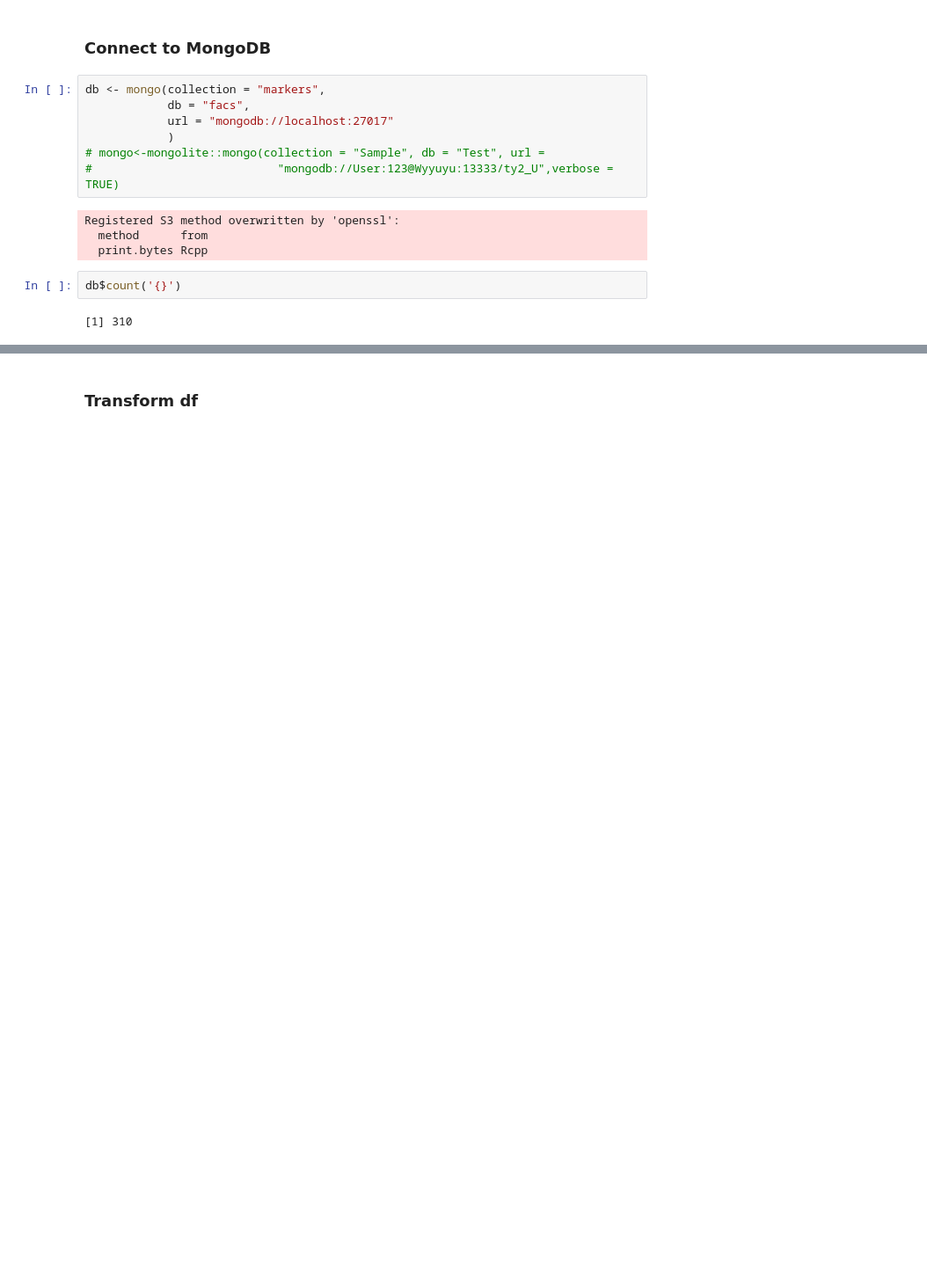
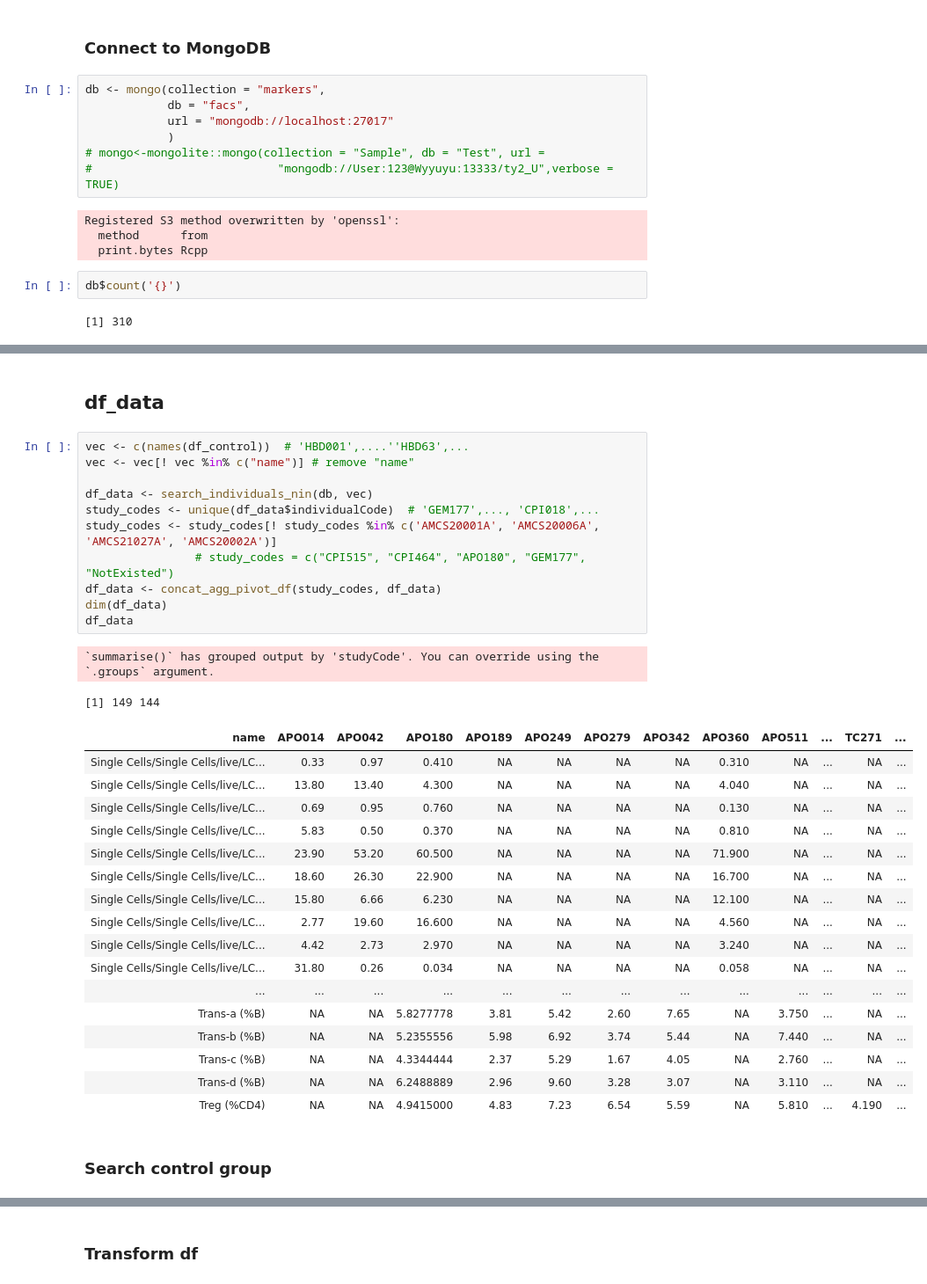
Before and after one commit to tuantla80/R-Shiny-Apps, a Jupyter notebook: R_Examples/mongolite.ipynb, the cells around one changed output, grey strips where cells are left out. Shown at 88% size. Drawn from its saved outputs; the diff is of its cells as text; blank space fills up the shorter version.

```diff
--- a/R_Examples/mongolite.ipynb
+++ b/R_Examples/mongolite.ipynb
@@ -42,0 +143,35 @@ vec <- mapply(vec, )
+# %% [markdown]
+## df_data
+# %%
+vec <- c(names(df_control))  # 'HBD001',....''HBD63',...
+vec <- vec[! vec %in% c("name")] # remove "name"
+
+df_data <- search_individuals_nin(db, vec)
+study_codes <- unique(df_data$individualCode)  # 'GEM177',..., 'CPI018',...
+study_codes <- study_codes[! study_codes %in% c('AMCS20001A', 'AMCS20006A', 'AMCS21027A', 'AMCS20002A')]
+                # study_codes = c("CPI515", "CPI464", "APO180", "GEM177", "NotExisted")
+df_data <- concat_agg_pivot_df(study_codes, df_data)
+dim(df_data)
+df_data
+# %% [output]
+`summarise()` has grouped output by 'studyCode'. You can override using the `.groups` argument.
+[1] 149 144
+| name | APO014 | APO042 | APO180 | APO189 | APO249 | APO279 | APO342 | APO360 | APO511 | ... | TC271 | ... |
+| Single Cells/Single Cells/live/LC... | 0.33 | 0.97 | 0.410 | NA | NA | NA | NA | 0.310 | NA | ... | NA | ... |
+| Single Cells/Single Cells/live/LC... | 13.80 | 13.40 | 4.300 | NA | NA | NA | NA | 4.040 | NA | ... | NA | ... |
+| Single Cells/Single Cells/live/LC... | 0.69 | 0.95 | 0.760 | NA | NA | NA | NA | 0.130 | NA | ... | NA | ... |
+| Single Cells/Single Cells/live/LC... | 5.83 | 0.50 | 0.370 | NA | NA | NA | NA | 0.810 | NA | ... | NA | ... |
+| Single Cells/Single Cells/live/LC... | 23.90 | 53.20 | 60.500 | NA | NA | NA | NA | 71.900 | NA | ... | NA | ... |
+| Single Cells/Single Cells/live/LC... | 18.60 | 26.30 | 22.900 | NA | NA | NA | NA | 16.700 | NA | ... | NA | ... |
+| Single Cells/Single Cells/live/LC... | 15.80 | 6.66 | 6.230 | NA | NA | NA | NA | 12.100 | NA | ... | NA | ... |
+| Single Cells/Single Cells/live/LC... | 2.77 | 19.60 | 16.600 | NA | NA | NA | NA | 4.560 | NA | ... | NA | ... |
+| Single Cells/Single Cells/live/LC... | 4.42 | 2.73 | 2.970 | NA | NA | NA | NA | 3.240 | NA | ... | NA | ... |
+| Single Cells/Single Cells/live/LC... | 31.80 | 0.26 | 0.034 | NA | NA | NA | NA | 0.058 | NA | ... | NA | ... |
+| ... | ... | ... | ... | ... | ... | ... | ... | ... | ... | ... | ... | ... |
+| Trans-a (%B) | NA | NA | 5.8277778 | 3.81 | 5.42 | 2.60 | 7.65 | NA | 3.750 | ... | NA | ... |
+| Trans-b (%B) | NA | NA | 5.2355556 | 5.98 | 6.92 | 3.74 | 5.44 | NA | 7.440 | ... | NA | ... |
+| Trans-c (%B) | NA | NA | 4.3344444 | 2.37 | 5.29 | 1.67 | 4.05 | NA | 2.760 | ... | NA | ... |
+| Trans-d (%B) | NA | NA | 6.2488889 | 2.96 | 9.60 | 3.28 | 3.07 | NA | 3.110 | ... | NA | ... |
+| Treg (%CD4) | NA | NA | 4.9415000 | 4.83 | 7.23 | 6.54 | 5.59 | NA | 5.810 | ... | 4.190 | ... |
+# %% [markdown]
+### Search control group
```
Also changed, not shown: parts of 69 cells of this notebook.
